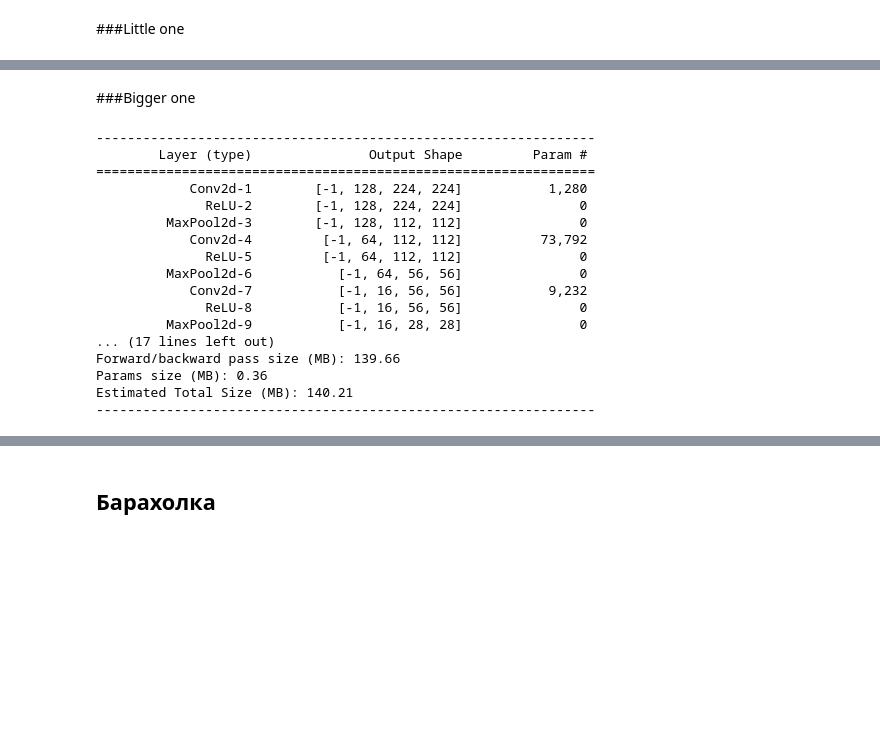
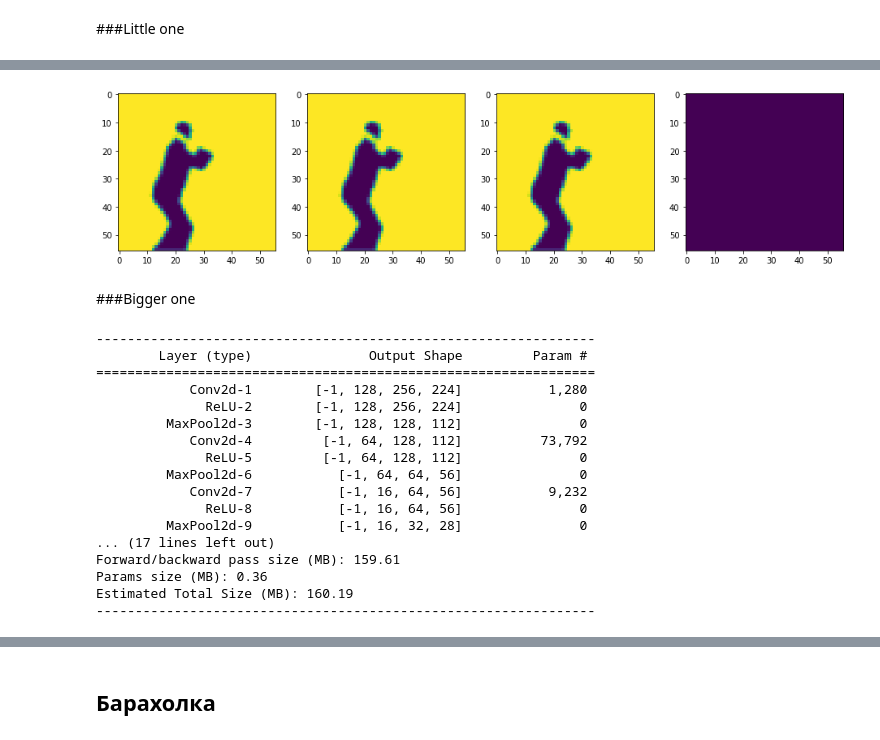
Before and after one commit to a-chubcheva/Instance_segmentation, a Jupyter notebook: Test.ipynb, the cells around one changed output, grey strips where cells are left out. Drawn from its saved outputs; the diff is of its cells as text; code cells hidden in the pictures; blank space fills up the shorter version.

```diff
--- a/Test.ipynb
+++ b/Test.ipynb
@@ -298,3 +300,20 @@ plt.imshow(img_encoded.cpu().detach().numpy().squeeze());
+# %%
+hid = naive_autoencoder.encoder(img.unsqueeze(0))
+
+fig = plt.figure(figsize=(16,4))
+fig.add_subplot(1, 4, 1)
+plt.imshow(hid[:,0,:,:].detach().cpu().squeeze().numpy());
+
+fig.add_subplot(1, 4, 2)
+plt.imshow(hid[:,1,:,:].detach().cpu().squeeze().numpy());
+
+fig.add_subplot(1, 4, 3)
+plt.imshow(hid[:,2,:,:].detach().cpu().squeeze().numpy());
+
+fig.add_subplot(1, 4, 4)
+plt.imshow(hid[:,3,:,:].detach().cpu().squeeze().numpy());
+# %% [output]
+[figure, added]
 # %% [markdown]
 ###Bigger one
 # %%
@@ -351,24 +362,24 @@ class Autoencoder(nn.Module):
         return x
 # %%
 model = Autoencoder().to(device)
-summary(model, (1, 224, 224))
+summary(model, (1, 256, 224))
 # %% [output]
 ----------------------------------------------------------------
         Layer (type)               Output Shape         Param #
 ================================================================
-            Conv2d-1        [-1, 128, 224, 224]           1,280
-              ReLU-2        [-1, 128, 224, 224]               0
-         MaxPool2d-3        [-1, 128, 112, 112]               0
-            Conv2d-4         [-1, 64, 112, 112]          73,792
-              ReLU-5         [-1, 64, 112, 112]               0
-         MaxPool2d-6           [-1, 64, 56, 56]               0
-            Conv2d-7           [-1, 16, 56, 56]           9,232
-              ReLU-8           [-1, 16, 56, 56]               0
-         MaxPool2d-9           [-1, 16, 28, 28]               0
+            Conv2d-1        [-1, 128, 256, 224]           1,280
+              ReLU-2        [-1, 128, 256, 224]               0
+         MaxPool2d-3        [-1, 128, 128, 112]               0
+            Conv2d-4         [-1, 64, 128, 112]          73,792
+              ReLU-5         [-1, 64, 128, 112]               0
+         MaxPool2d-6           [-1, 64, 64, 56]               0
+            Conv2d-7           [-1, 16, 64, 56]           9,232
+              ReLU-8           [-1, 16, 64, 56]               0
+         MaxPool2d-9           [-1, 16, 32, 28]               0
 ... (17 lines left out)
-Forward/backward pass size (MB): 139.66
+Forward/backward pass size (MB): 159.61
 Params size (MB): 0.36
-Estimated Total Size (MB): 140.21
+Estimated Total Size (MB): 160.19
 ----------------------------------------------------------------
 # %%
 device = torch.device('cuda' if torch.cuda.is_available() else 'cpu')
```
Also changed, not shown: parts of 13 cells of this notebook.
